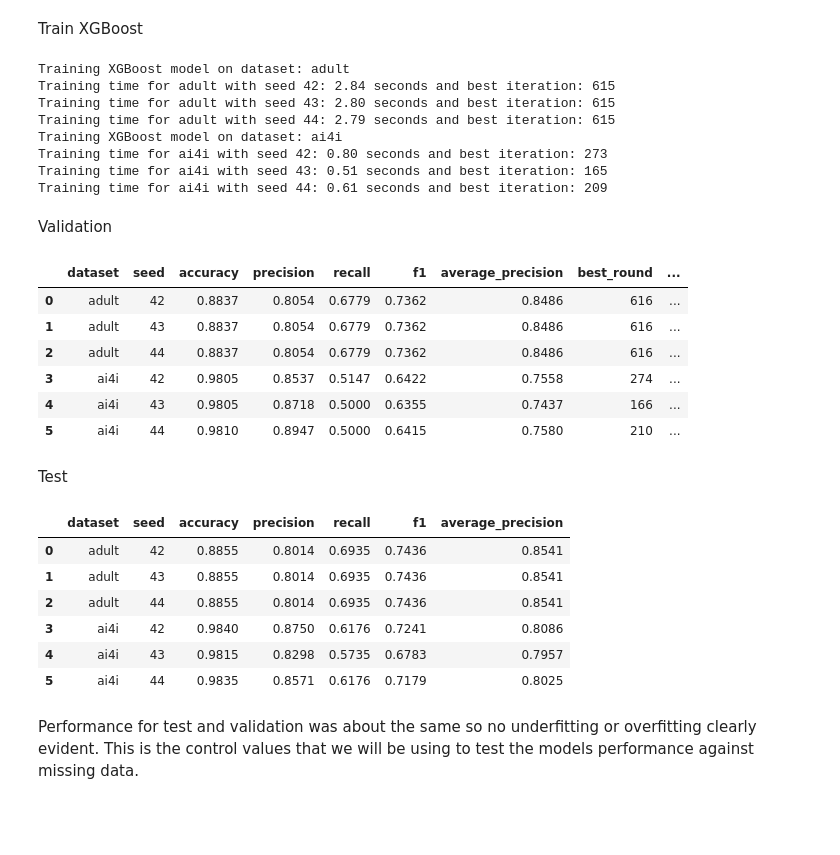
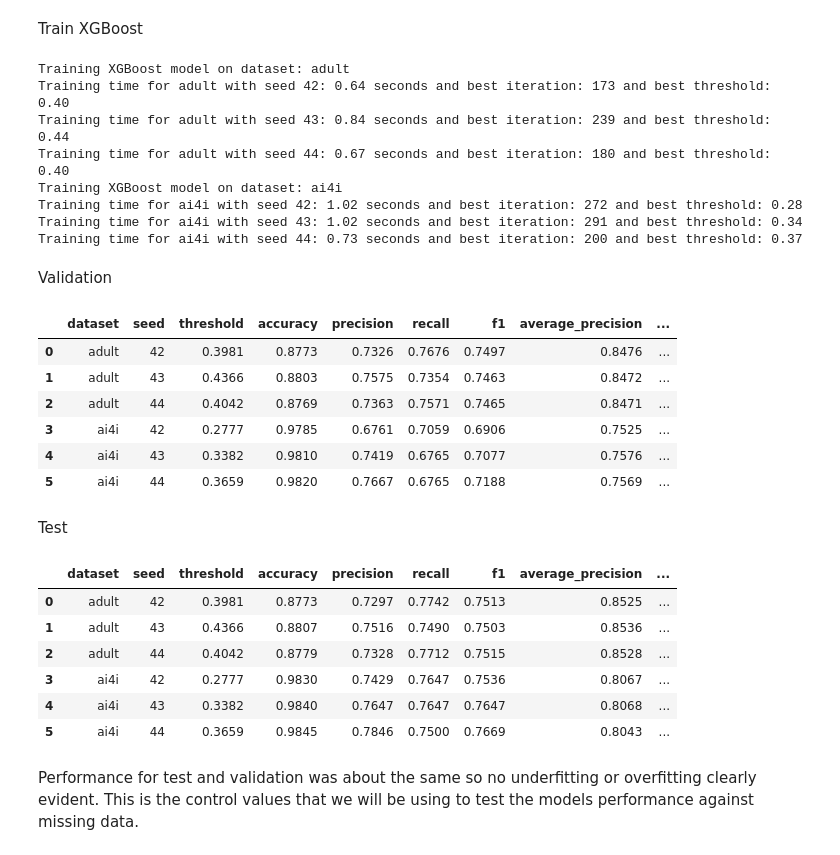
Before and after one commit to lucky-ee/ECS-171-Project, a Jupyter notebook: project-notebooks/XGBoost.ipynb, the cells around one changed output. Cells and saved outputs as stored; diff of their text form; code cells hidden in the pictures; blank space fills up the shorter version.

```diff
--- a/project-notebooks/XGBoost.ipynb
+++ b/project-notebooks/XGBoost.ipynb
@@ -219,6 +221,7 @@ Train XGBoost
 # %%
 normal_models = {}
 normal_preprocessors = {}
+normal_thresholds = {}
 training_times = {}
 for dataset_name in dataset_names:
     print(f"Training XGBoost model on dataset: {dataset_name}")
@@ -256,16 +259,21 @@ for dataset_name in dataset_names:
         #log training time and save model
         training_times[(dataset_name, seed)] = time.perf_counter() - start_time
         normal_models[(dataset_name, seed)] = model
-        print(f"Training time for {dataset_name} with seed {seed}: {training_times[(dataset_name, seed)]:.2f} seconds and best iteration: {model.best_iteration}")
+
+        # pick the threshold with the best F1 on validation instead of using 0.5
+        precisions, recalls, thresholds = precision_recall_curve(data["y_val"], model.predict_proba(X_val_preprocessed)[:, 1])
+        f1s = 2 * precisions * recalls / (precisions + recalls + 1e-12)
+        normal_thresholds[(dataset_name, seed)] = thresholds[np.argmax(f1s[:-1])]
+        print(f"Training time for {dataset_name} with seed {seed}: {training_times[(dataset_name, seed)]:.2f} seconds and best iteration: {model.best_iteration} and best threshold: {normal_thresholds[(dataset_name, seed)]:.2f}")
 # %% [output]
 Training XGBoost model on dataset: adult
-Training time for adult with seed 42: 2.84 seconds and best iteration: 615
-Training time for adult with seed 43: 2.80 seconds and best iteration: 615
-Training time for adult with seed 44: 2.79 seconds and best iteration: 615
+Training time for adult with seed 42: 0.64 seconds and best iteration: 173 and best threshold: 0.40
+Training time for adult with seed 43: 0.84 seconds and best iteration: 239 and best threshold: 0.44
+Training time for adult with seed 44: 0.67 seconds and best iteration: 180 and best threshold: 0.40
 Training XGBoost model on dataset: ai4i
-Training time for ai4i with seed 42: 0.80 seconds and best iteration: 273
-Training time for ai4i with seed 43: 0.51 seconds and best iteration: 165
-Training time for ai4i with seed 44: 0.61 seconds and best iteration: 209
+Training time for ai4i with seed 42: 1.02 seconds and best iteration: 272 and best threshold: 0.28
+Training time for ai4i with seed 43: 1.02 seconds and best iteration: 291 and best threshold: 0.34
+Training time for ai4i with seed 44: 0.73 seconds and best iteration: 200 and best threshold: 0.37
 # %% [markdown]
 Validation
 # %%
@@ -277,23 +285,29 @@ for dataset_name in dataset_names:
     data = clean_data[dataset_name]
     preprocessor = normal_preprocessors[dataset_name]
 
+    X_train_preprocessed = preprocessor.transform(data["X_train"])
     X_val_preprocessed = preprocessor.transform(data["X_val"])
     y_val = data["y_val"]
 
     for seed in experiment_seed:
         model = normal_models[(dataset_name, seed)]
 
-        y_pred = model.predict(X_val_preprocessed)
         y_score = model.predict_proba(X_val_preprocessed)[:, 1]
+        threshold = normal_thresholds[(dataset_name, seed)]
+        y_train_score = model.predict_proba(X_train_preprocessed)[:, 1]
+        y_pred = (y_score >= threshold).astype(int)
 
         normal_val_metrics.append({
             "dataset": dataset_name,
             "seed": seed,
+            "threshold": threshold,
             "accuracy": accuracy_score(y_val, y_pred),
             "precision": precision_score(y_val, y_pred, zero_division=0),
             "recall": recall_score(y_val, y_pred, zero_division=0),
             "f1": f1_score(y_val, y_pred, zero_division=0),
             "average_precision": average_precision_score(y_val, y_score),
+            # training score, to compare training vs validation for over/underfitting
+            "train_average_precision": average_precision_score(data["y_train"], y_train_score),
             "best_round": model.best_iteration + 1,
             "training_seconds": training_times[(dataset_name, seed)],
         })
@@ -301,52 +315,68 @@ for dataset_name in dataset_names:
 normal_val_df = pd.DataFrame(normal_val_metrics)
 normal_val_df.round(4)
 # %% [output]
-|  | dataset | seed | accuracy | precision | recall | f1 | average_precision | best_round | ... |
-| 0 | adult | 42 | 0.8837 | 0.8054 | 0.6779 | 0.7362 | 0.8486 | 616 | ... |
-| 1 | adult | 43 | 0.8837 | 0.8054 | 0.6779 | 0.7362 | 0.8486 | 616 | ... |
-| 2 | adult | 44 | 0.8837 | 0.8054 | 0.6779 | 0.7362 | 0.8486 | 616 | ... |
-| 3 | ai4i | 42 | 0.9805 | 0.8537 | 0.5147 | 0.6422 | 0.7558 | 274 | ... |
-| 4 | ai4i | 43 | 0.9805 | 0.8718 | 0.5000 | 0.6355 | 0.7437 | 166 | ... |
-| 5 | ai4i | 44 | 0.9810 | 0.8947 | 0.5000 | 0.6415 | 0.7580 | 210 | ... |
+|  | dataset | seed | threshold | accuracy | precision | recall | f1 | average_precision | ... |
+| 0 | adult | 42 | 0.3981 | 0.8773 | 0.7326 | 0.7676 | 0.7497 | 0.8476 | ... |
+| 1 | adult | 43 | 0.4366 | 0.8803 | 0.7575 | 0.7354 | 0.7463 | 0.8472 | ... |
+| 2 | adult | 44 | 0.4042 | 0.8769 | 0.7363 | 0.7571 | 0.7465 | 0.8471 | ... |
+| 3 | ai4i | 42 | 0.2777 | 0.9785 | 0.6761 | 0.7059 | 0.6906 | 0.7525 | ... |
+| 4 | ai4i | 43 | 0.3382 | 0.9810 | 0.7419 | 0.6765 | 0.7077 | 0.7576 | ... |
+| 5 | ai4i | 44 | 0.3659 | 0.9820 | 0.7667 | 0.6765 | 0.7188 | 0.7569 | ... |
 # %% [markdown]
 Test
 # %%
 normal_test_metrics = []
 
 for dataset_name in dataset_names:
     data = clean_data[dataset_name]
     preprocessor = normal_preprocessors[dataset_name]
 
     # Apply the existing preprocessing; do not fit it again.
     X_test_preprocessed = preprocessor.transform(data["X_test"])
     y_test = data["y_test"]
 
     for seed in experiment_seed:
         model = normal_models[(dataset_name, seed)]
 
-        y_pred = model.predict(X_test_preprocessed)
         y_score = model.predict_proba(X_test_preprocessed)[:, 1]
+        threshold = normal_thresholds[(dataset_name, seed)]
+        y_pred = (y_score >= threshold).astype(int)
 
         normal_test_metrics.append({
             "dataset": dataset_name,
             "seed": seed,
+            "threshold": threshold,
             "accuracy": accuracy_score(y_test, y_pred),
             "precision": precision_score(y_test, y_pred, zero_division=0),
             "recall": recall_score(y_test, y_pred, zero_division=0),
             "f1": f1_score(y_test, y_pred, zero_division=0),
             "average_precision": average_precision_score(y_test, y_score),
+            "hyperparameters": best_params[dataset_name],
         })
 
+    # save one model per dataset for the web demo (preprocessing + model + threshold)
+    joblib.dump({
+        "preprocessor": preprocessor,
+        "model": normal_models[(dataset_name, experiment_seed[0])],
+        "threshold": normal_thresholds[(dataset_name, experiment_seed[0])],
+    }, models_dir / f"{dataset_name}_clean.joblib")
+
 normal_test_df = pd.DataFrame(normal_test_metrics)
+
+#save results
+clean_results_dir = results_dir / "clean"
+clean_results_dir.mkdir(parents=True, exist_ok=True)
+normal_val_df.to_csv(clean_results_dir / "validation.csv", index=False)
+normal_test_df.to_csv(clean_results_dir / "test.csv", index=False)
 normal_test_df.round(4)
 # %% [output]
-|  | dataset | seed | accuracy | precision | recall | f1 | average_precision |
-| 0 | adult | 42 | 0.8855 | 0.8014 | 0.6935 | 0.7436 | 0.8541 |
-| 1 | adult | 43 | 0.8855 | 0.8014 | 0.6935 | 0.7436 | 0.8541 |
-| 2 | adult | 44 | 0.8855 | 0.8014 | 0.6935 | 0.7436 | 0.8541 |
-| 3 | ai4i | 42 | 0.9840 | 0.8750 | 0.6176 | 0.7241 | 0.8086 |
-| 4 | ai4i | 43 | 0.9815 | 0.8298 | 0.5735 | 0.6783 | 0.7957 |
-| 5 | ai4i | 44 | 0.9835 | 0.8571 | 0.6176 | 0.7179 | 0.8025 |
+|  | dataset | seed | threshold | accuracy | precision | recall | f1 | average_precision | ... |
+| 0 | adult | 42 | 0.3981 | 0.8773 | 0.7297 | 0.7742 | 0.7513 | 0.8525 | ... |
+| 1 | adult | 43 | 0.4366 | 0.8807 | 0.7516 | 0.7490 | 0.7503 | 0.8536 | ... |
+| 2 | adult | 44 | 0.4042 | 0.8779 | 0.7328 | 0.7712 | 0.7515 | 0.8528 | ... |
+| 3 | ai4i | 42 | 0.2777 | 0.9830 | 0.7429 | 0.7647 | 0.7536 | 0.8067 | ... |
+| 4 | ai4i | 43 | 0.3382 | 0.9840 | 0.7647 | 0.7647 | 0.7647 | 0.8068 | ... |
+| 5 | ai4i | 44 | 0.3659 | 0.9845 | 0.7846 | 0.7500 | 0.7669 | 0.8043 | ... |
 # %% [markdown]
 Performance for test and validation was about the same so no underfitting or overfitting clearly evident. This is the control values that we will be using to test the models performance against missing data.
 # %%
```
Also changed, not shown: parts of 6 cells of this notebook, 40 other files.
